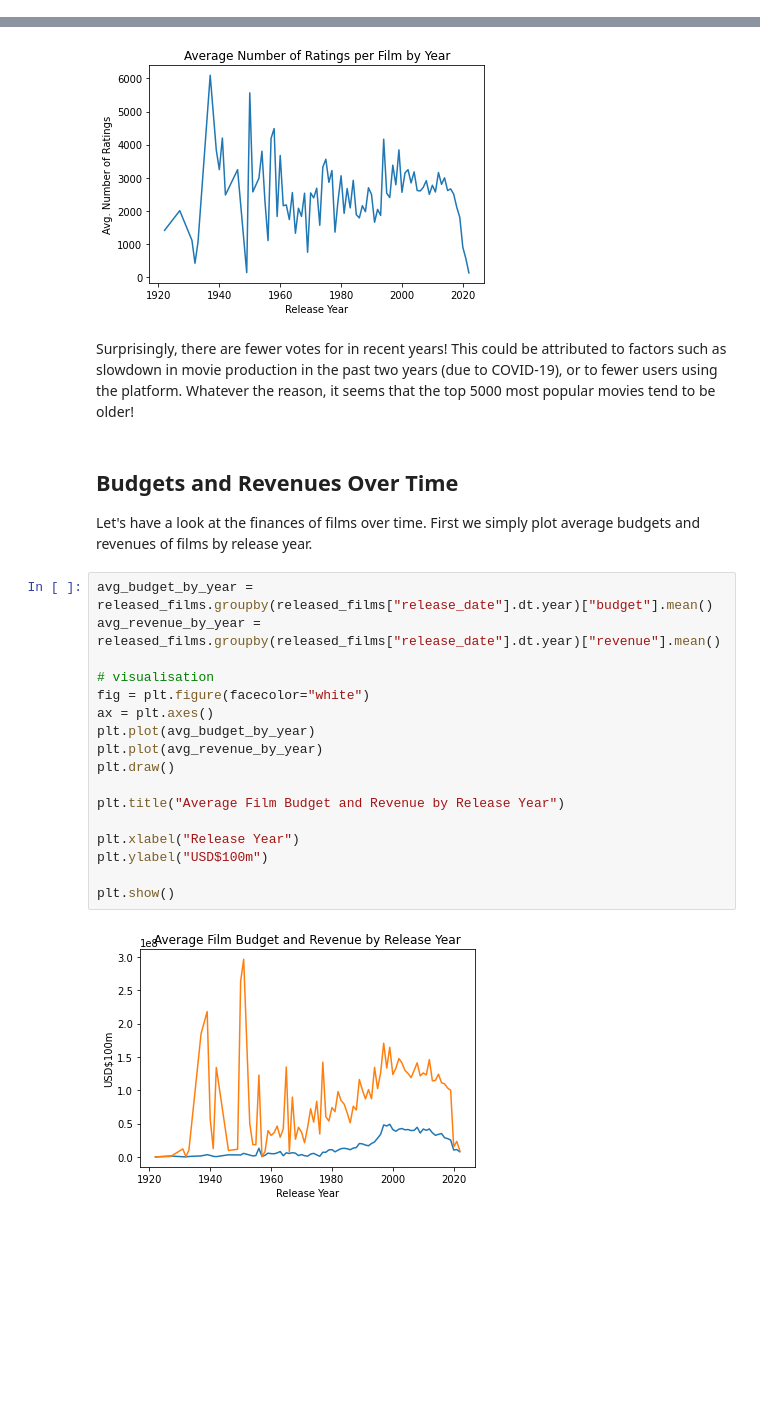
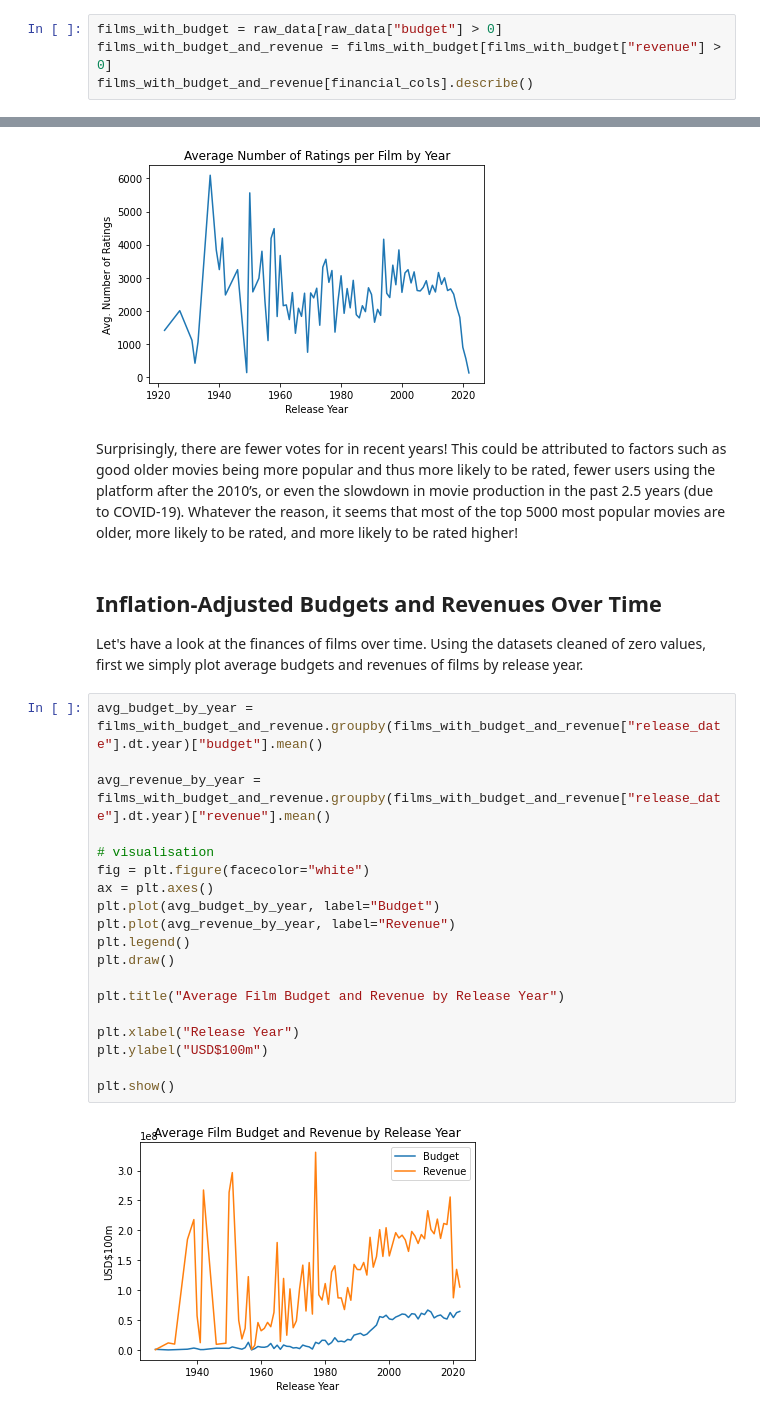
Before and after one commit to vibrantlychee/big-movie-data, a Jupyter notebook: exploratory.ipynb, the cells around one changed output, grey strips where cells are left out. Cells and saved outputs as stored; diff of their text form; blank space fills up the shorter version.

Commit message:
finished exploratory data analysis

```diff
--- a/exploratory.ipynb
+++ b/exploratory.ipynb
@@ -77,0 +81,4 @@ raw_data[financial_cols].describe()
+# %%
+films_with_budget = raw_data[raw_data["budget"] > 0]
+films_with_budget_and_revenue = films_with_budget[films_with_budget["revenue"] > 0]
+films_with_budget_and_revenue[financial_cols].describe()
@@ -307,26 +348,30 @@ plt.show()
 # %% [output]
 [figure]
 # %% [markdown]
-Surprisingly, there are fewer votes for in recent years! This could be attributed to factors such as slowdown in movie production in the past two years (due to COVID-19), or to fewer users using the platform. Whatever the reason, it seems that the top 5000 most popular movies tend to be older!
+Surprisingly, there are fewer votes for in recent years! This could be attributed to factors such as good older movies being more popular and thus more likely to be rated, fewer users using the platform after the 2010’s, or even the slowdown in movie production in the past 2.5 years (due to COVID-19). Whatever the reason, it seems that most of the top 5000 most popular movies are older, more likely to be rated, and more likely to be rated higher!
 # %% [markdown]
-## Budgets and Revenues Over Time
-Let's have a look at the finances of films over time. First we simply plot average budgets and revenues of films by release year.
+## Inflation-Adjusted Budgets and Revenues Over Time
+Let's have a look at the finances of films over time. Using the datasets cleaned
+of zero values, first we simply plot average budgets and revenues of films by
+release year.
 # %%
-avg_budget_by_year = released_films.groupby(released_films["release_date"].dt.year)["budget"].mean()
-avg_revenue_by_year = released_films.groupby(released_films["release_date"].dt.year)["revenue"].mean()
+avg_budget_by_year = films_with_budget_and_revenue.groupby(films_with_budget_and_revenue["release_date"].dt.year)["budget"].mean()
+
+avg_revenue_by_year = films_with_budget_and_revenue.groupby(films_with_budget_and_revenue["release_date"].dt.year)["revenue"].mean()
 
 # visualisation
 fig = plt.figure(facecolor="white")
 ax = plt.axes()
-plt.plot(avg_budget_by_year)
-plt.plot(avg_revenue_by_year)
+plt.plot(avg_budget_by_year, label="Budget")
+plt.plot(avg_revenue_by_year, label="Revenue")
+plt.legend()
 plt.draw()
 
 plt.title("Average Film Budget and Revenue by Release Year")
 
 plt.xlabel("Release Year")
 plt.ylabel("USD$100m")
 
 plt.show()
 # %% [output]
-[figure, old version]
+[figure, new version]
```
Also changed, not shown: parts of 11 cells of this notebook.
